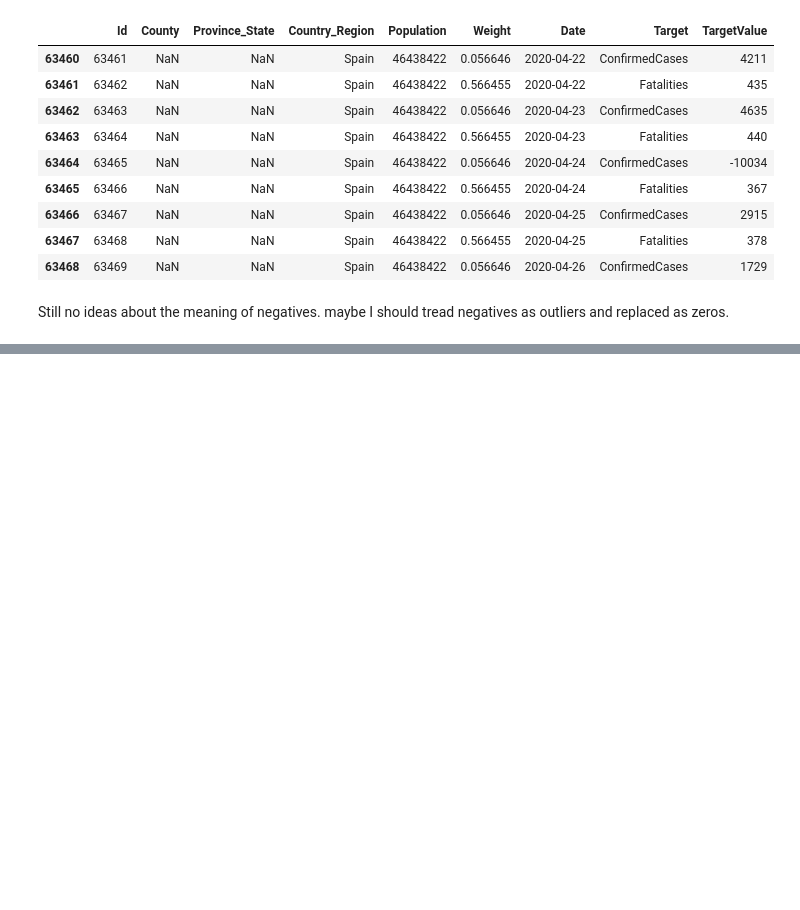
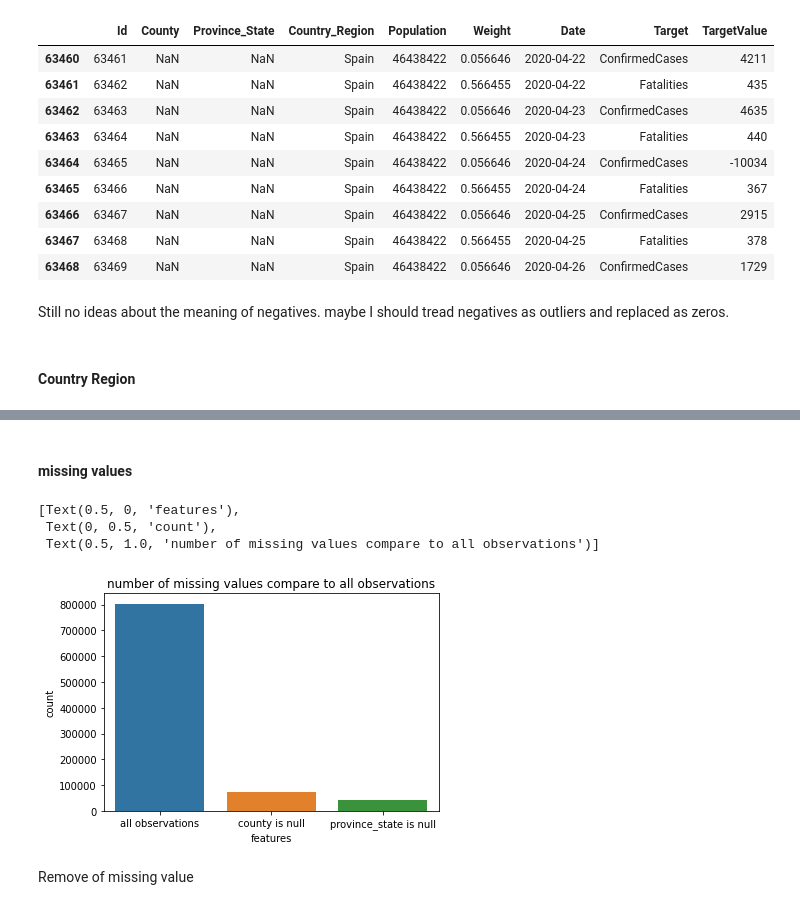
Before and after one commit to fzha113/COVID_19_Forecasting, a Jupyter notebook: COVID19Forecasting.ipynb, the cells around one changed output, grey strips where cells are left out. Saved outputs shown, nothing was run; the diff lists cells and outputs as text; code cells hidden in the pictures; blank space fills up the shorter version.

Commit message:
first day with some data exploration4

```diff
--- a/COVID19Forecasting.ipynb
+++ b/COVID19Forecasting.ipynb
@@ -116,6 +116,8 @@ Still no ideas about the meaning of negatives. maybe I should tread negatives as
 # fig.update_traces(textposition='inside')
 # fig.update_layout(uniformtext_minsize=12, uniformtext_mode='hide')
 # offline.iplot(fig)
+# %% [markdown]
+#### Country Region
 # %%
 last_date = all_data.Date.max()
 df_countries = all_data[all_data['Date']==last_date]
@@ -130,3 +132,20 @@ a = px.line(df_trend, x='Date', y='Cases', color='Country', title='COVID19 Total
 offline.iplot(a)
 # %% [output]
 [interactive output not drawn]
+# %% [markdown]
+#### missing values
+# %%
+obs = all_data.shape[0]
+null_county = all_data['County'].isnull().sum()
+null_province_state = all_data['Province_State'].isnull().sum()
+
+fig,ax = plt.subplots()
+sns.barplot(x= ['all observations', 'county is null', 'province_state is null'],y= [obs, null_county, null_province_state])
+ax.set(xlabel='features', ylabel='count',title="number of missing values compare to all observations")
+# %% [output]
+[Text(0.5, 0, 'features'),
+ Text(0, 0.5, 'count'),
+ Text(0.5, 1.0, 'number of missing values compare to all observations')]
+[figure, added]
+# %% [markdown]
+Remove of missing value
```
Also changed, not shown: parts of 3 cells of this notebook.
